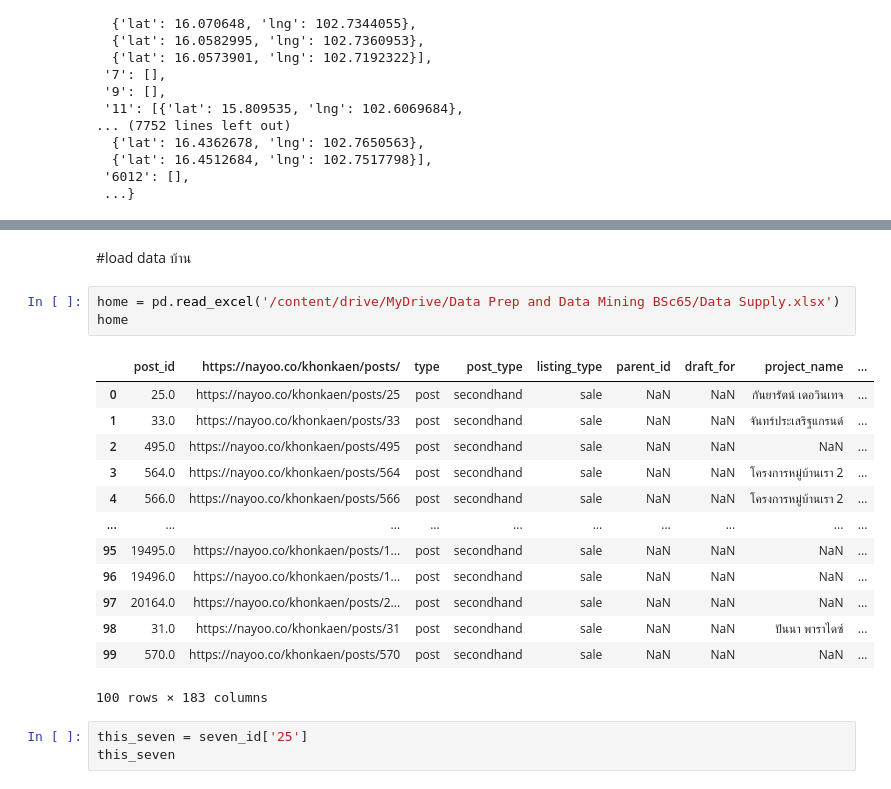
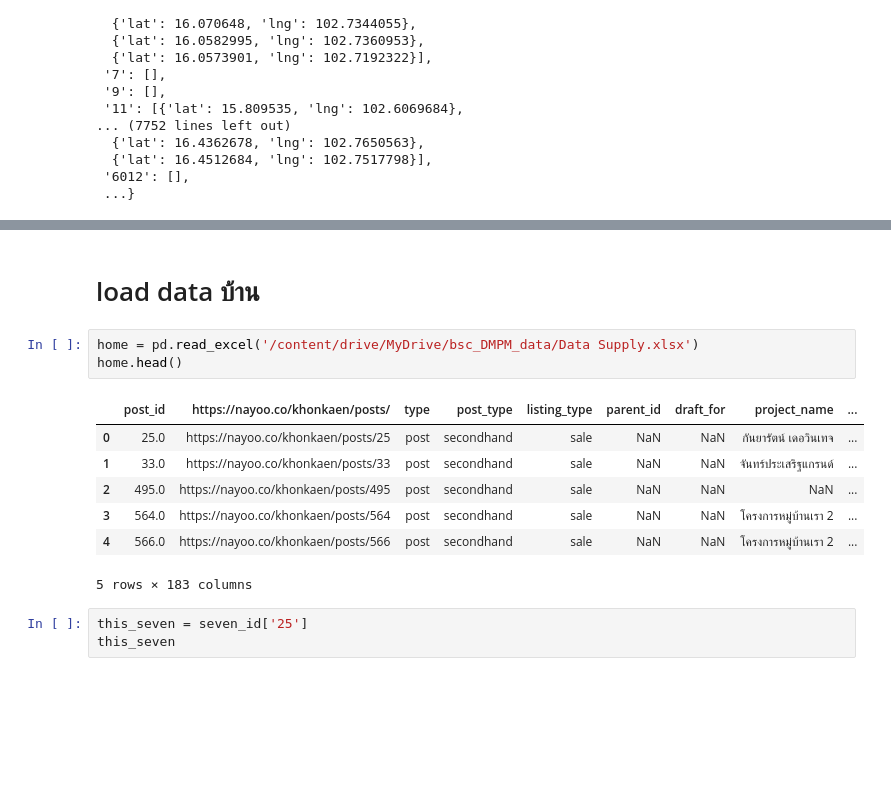
Before and after one commit to Phimphakanph22/bsc_dpdm22, a Jupyter notebook: [dataprep2]_GIS_point_of_interest_data.ipynb, the cells around one changed output, grey strips where cells are left out. Saved outputs shown, nothing was run; the diff lists cells and outputs as text; blank space fills up the shorter version.

```diff
--- a/[dataprep2]_GIS_point_of_interest_data.ipynb
+++ b/[dataprep2]_GIS_point_of_interest_data.ipynb
@@ -126,22 +71,16 @@ c
 # %% [markdown]
-#load data บ้าน
+# load data บ้าน
 # %%
-home = pd.read_excel('/content/drive/MyDrive/Data Prep and Data Mining BSc65/Data Supply.xlsx')
-home
+home = pd.read_excel('/content/drive/MyDrive/bsc_DMPM_data/Data Supply.xlsx')
+home.head()
 # %% [output]
 |  | post_id | https://nayoo.co/khonkaen/posts/ | type | post_type | listing_type | parent_id | draft_for | project_name | ... |
 | 0 | 25.0 | https://nayoo.co/khonkaen/posts/25 | post | secondhand | sale | NaN | NaN | กันยารัตน์ เดอวินเทจ | ... |
 | 1 | 33.0 | https://nayoo.co/khonkaen/posts/33 | post | secondhand | sale | NaN | NaN | จันทร์ประเสริฐแกรนด์ | ... |
 | 2 | 495.0 | https://nayoo.co/khonkaen/posts/495 | post | secondhand | sale | NaN | NaN | NaN | ... |
 | 3 | 564.0 | https://nayoo.co/khonkaen/posts/564 | post | secondhand | sale | NaN | NaN | โครงการหมู่บ้านเรา 2 | ... |
 | 4 | 566.0 | https://nayoo.co/khonkaen/posts/566 | post | secondhand | sale | NaN | NaN | โครงการหมู่บ้านเรา 2 | ... |
-| ... | ... | ... | ... | ... | ... | ... | ... | ... | ... |
-| 95 | 19495.0 | https://nayoo.co/khonkaen/posts/1... | post | secondhand | sale | NaN | NaN | NaN | ... |
-| 96 | 19496.0 | https://nayoo.co/khonkaen/posts/1... | post | secondhand | sale | NaN | NaN | NaN | ... |
-| 97 | 20164.0 | https://nayoo.co/khonkaen/posts/2... | post | secondhand | sale | NaN | NaN | NaN | ... |
-| 98 | 31.0 | https://nayoo.co/khonkaen/posts/31 | post | secondhand | sale | NaN | NaN | ปันนา พาราไดซ์ | ... |
-| 99 | 570.0 | https://nayoo.co/khonkaen/posts/570 | post | secondhand | sale | NaN | NaN | NaN | ... |
-100 rows × 183 columns
+5 rows × 183 columns
 # %%
 this_seven = seven_id['25']
 this_seven
```
Also changed, not shown: parts of 46 cells of this notebook.
